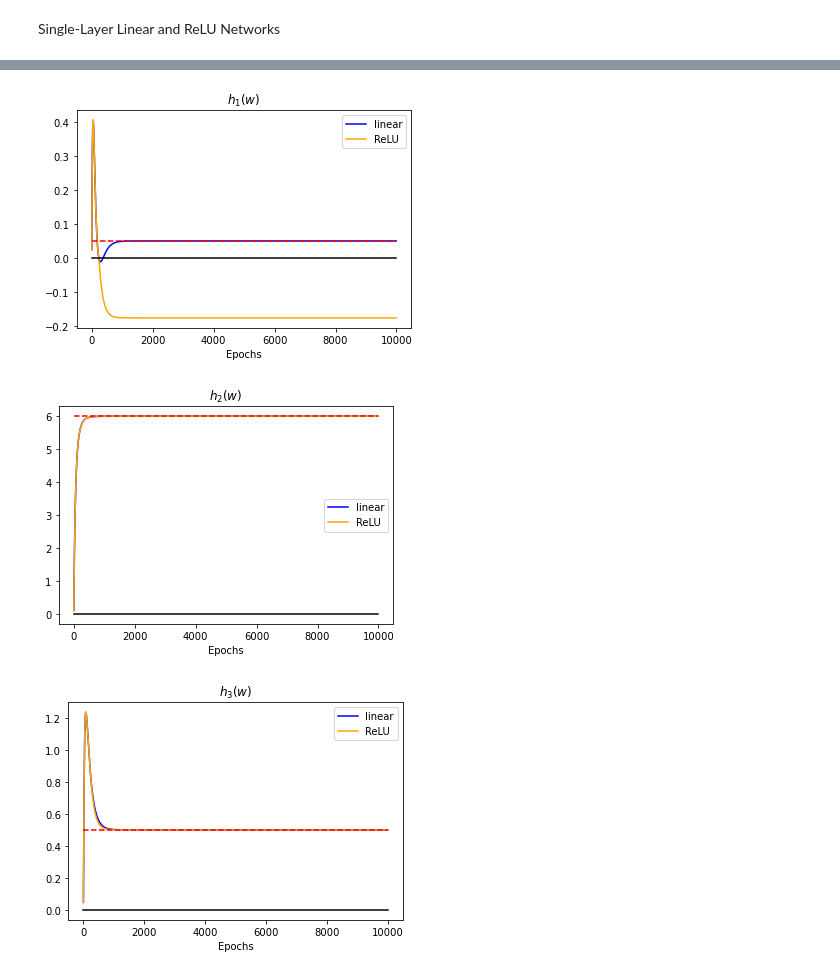
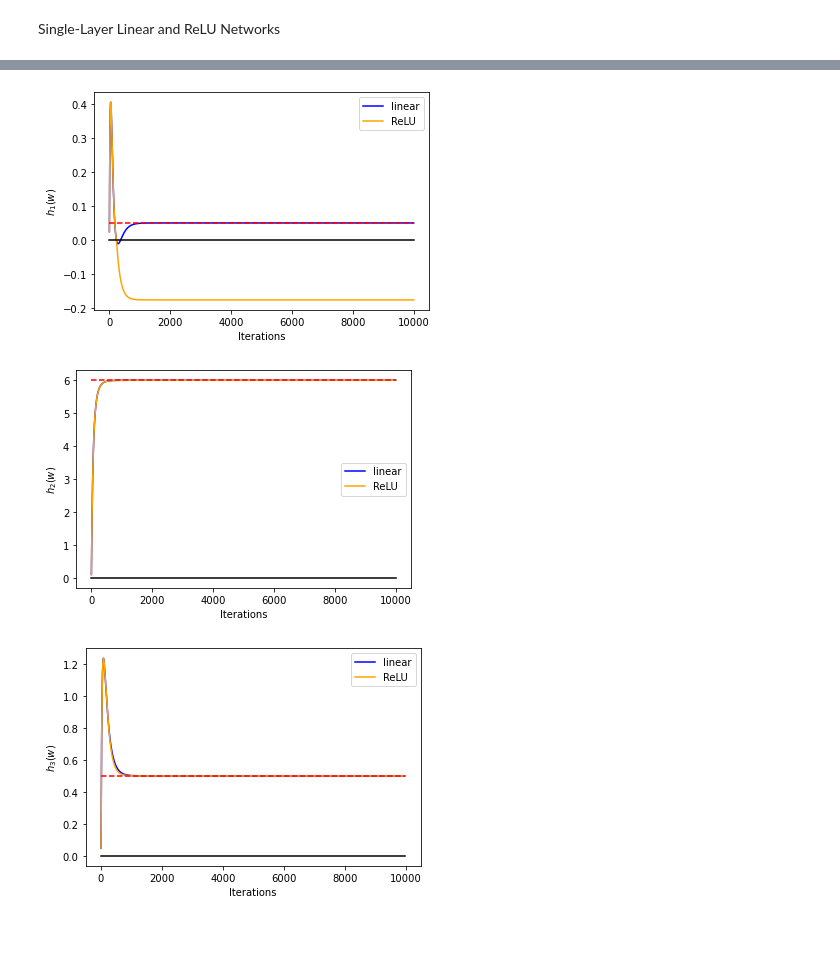
Before and after one commit to leeleesang/Single-Layer-Networks, a Jupyter notebook: Exmp_Deactivation.ipynb, the cells around one changed output, grey strips where cells are left out. Drawn from its saved outputs; the diff is of its cells as text; code cells hidden in the pictures; blank space fills up the shorter version.

```diff
--- a/Exmp_Deactivation.ipynb
+++ b/Exmp_Deactivation.ipynb
@@ -153,21 +153,21 @@ savefig(f'{output_path}/convergence_{Epochs}.png')
 # %%
 linear_tr_torch = torch.tensor(linear_tr).float()
 relu_tr_torch = torch.tensor(relu_tr).float()
 for i in range(n):
     linear_h1 = linear_tr_torch.matmul(X[i])
     relu_h1 = relu_tr_torch.matmul(X[i])
     plt.plot(log_period*np.arange(len(linear_h1)), linear_h1, color='blue', label="linear")
     plt.plot(log_period*np.arange(len(relu_h1)), relu_h1, color='orange', label="ReLU")
     plt.plot(log_period*np.arange(len(linear_h1)), np.zeros(len(linear_h1)), 'k') # x axis
     plt.plot(log_period*np.arange(len(linear_h1)), Y[i] * np.ones(len(linear_h1)), 'r--') # asymptotic
-    plt.xlabel('Epochs')
-    plt.title(f'$h_{i+1}(w)$')
+    plt.xlabel('Iterations')
+    plt.ylabel(f'$h_{i+1}(w)$')
     plt.legend()
     savefig(f'{output_path}/h{i+1}_{Epochs}.png')
 # %% [output]
-[figure, old version]
+[figure, new version]
-[figure, old version]
+[figure, new version]
-[figure, old version]
+[figure, new version]
 # %%
 plt.plot(log_period*np.arange(len(linear_loss_tr)), linear_loss_tr, color='blue', label="linear")
 plt.plot(log_period*np.arange(len(linear_loss_tr)), relu_loss_tr, color='orange', label="ReLU")
```
Also changed, not shown: parts of 3 cells of this notebook, 19 other files.
